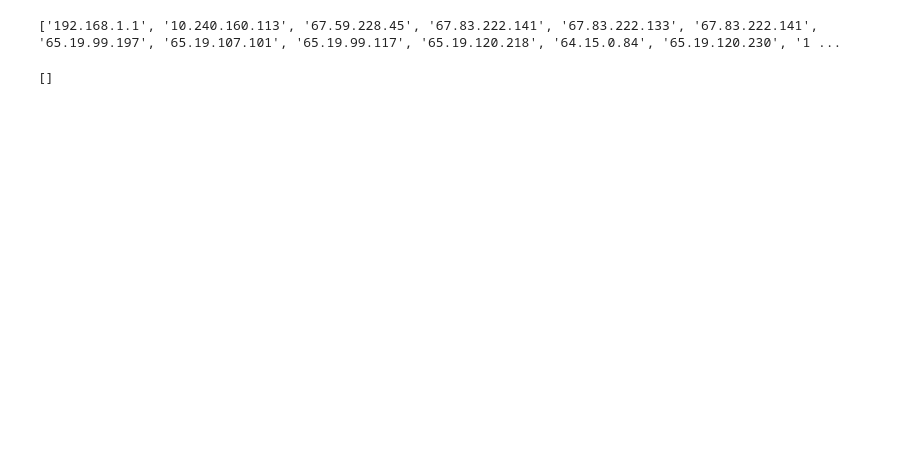
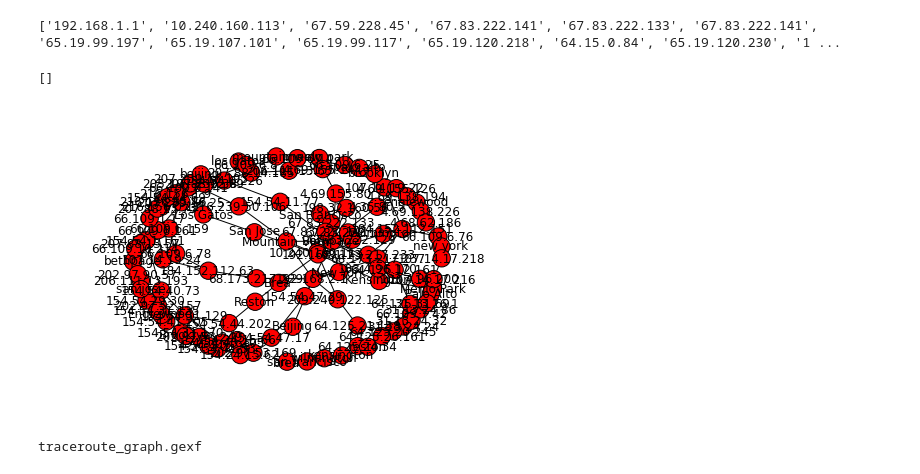
Before and after one commit to jffng/understanding-networks, a Jupyter notebook: Traceroute/traceroute.ipynb, the cells around one changed output. Saved outputs shown, nothing was run; the diff lists cells and outputs as text; code cells hidden in the pictures; blank space fills up the shorter version.

Commit message:
traceroute scripts

```diff
--- a/Traceroute/traceroute.ipynb
+++ b/Traceroute/traceroute.ipynb
@@ -16,0 +22,33 @@ print ip_list
+# %%
+file = open('ip.txt', 'r')
+ips = file.read()
+
+# split them into a list by each line break
+ip_list = ips.split('\n')
+
+# remove the parentheses (the first and last characters of each item in the list)
+ip_list_parsed = [ ip[1:-1] for ip in ip_list ]
+
+def graph_add_node(n, g):
+    n = n.lower()
+    try:
+        if g.has_node(n):
+            g.node[n]['weight']+=1
+        else:
+            g.add_node(n)
+            g.node[n]['label'] = n
+            g.node[n]['weight'] = 1
+    except:
+        return
+
+def graph_add_edge(n1, n2, g):
+    if g.has_edge(n1, n2):
+        g[n1][n2]['weight']+=1
+    else:
+        g.add_edge(n1,n2)
+        g[n1][n2]['weight']=1
+
+graph = nx.Graph()
+
+all_data = []
+cities = []
@@ -16,0 +71,14 @@ print ip_list
+# %%
+import matplotlib.pyplot as plt
+%matplotlib inline
+
+pos=nx.spring_layout(graph)
+nx.draw(graph, pos, with_labels=True) # use Frechterman-Reingold force-directed algorithm
+# %% [output]
+[figure, added]
+# %%
+q = 'traceroute'
+nx.write_gexf(graph, '%s_graph.gexf' % q)
+print '%s_graph.gexf' % q
+# %% [output]
+traceroute_graph.gexf
```
Also changed, not shown: parts of 3 cells of this notebook, 4 other files.
